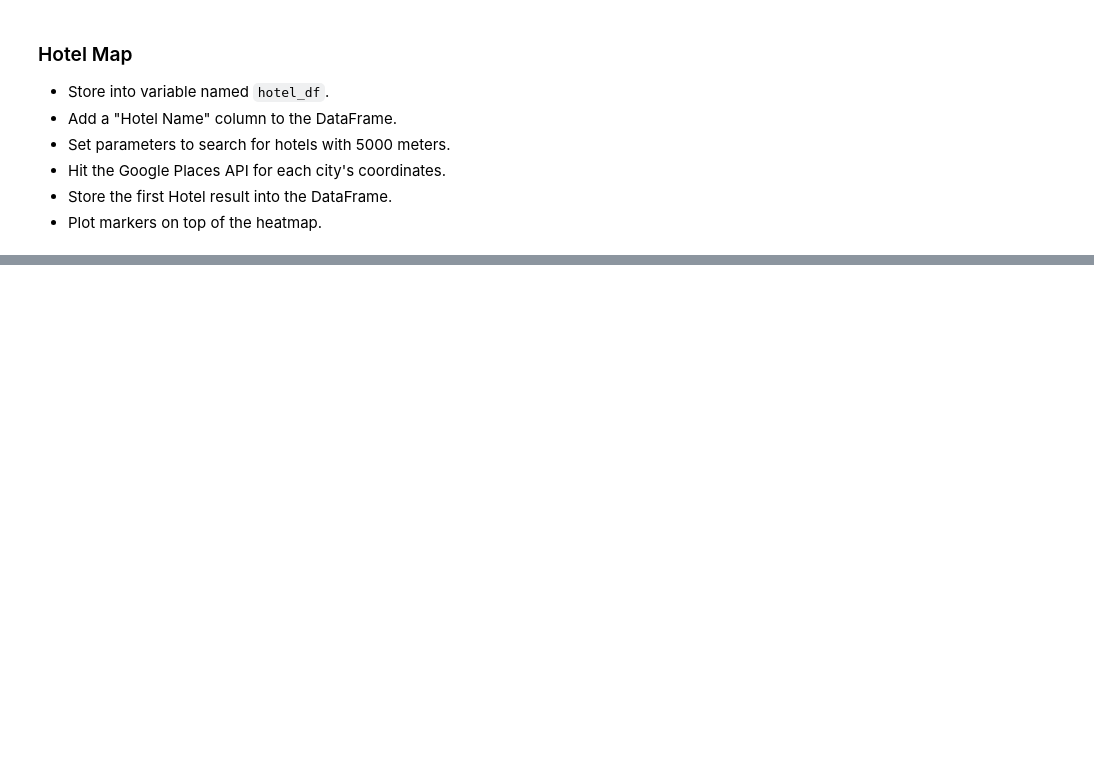
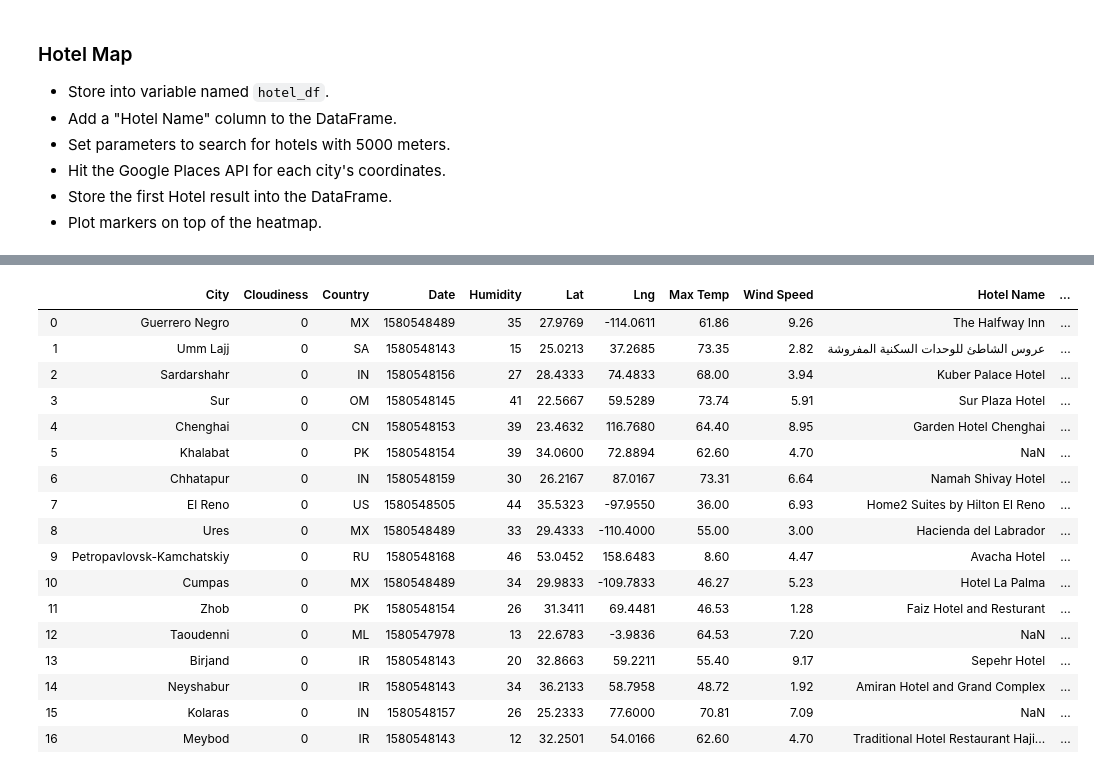
Before and after one commit to joanasean/python-api-challenge, a Jupyter notebook: python_api_challenge/VacationPy.ipynb, the cells around one changed output, grey strips where cells are left out. Cells and saved outputs as stored; diff of their text form; code cells hidden in the pictures; blank space fills up the shorter version.

```diff
--- a/python_api_challenge/VacationPy.ipynb
+++ b/python_api_challenge/VacationPy.ipynb
@@ -91,6 +91,5 @@ fit_citiesdf
 * Plot markers on top of the heatmap.
 # %%
 hotel_df = fit_citiesdf
-hotel_df['Hotel Name'] = ''
 hotel_df
 # %% [output]
@@ -120,0 +114,4 @@ citylistcoord = # to be updated
+# %%
+hotel_df['Lat_Lng'] = hotel_df["Lat"].apply(str) + str(", ") + hotel_df["Lng"].apply(str)
+coordinates = hotel_df['Lat_Lng'].apply(str)
+coordinates
@@ -120,0 +137,32 @@ citylistcoord = # to be updated
+# %%
+
+
+# find the closest lodging of each type to coordinates
+
+hotels = []
+base_url = "https://maps.googleapis.com/maps/api/place/nearbysearch/json"
+
+
+for coord in coordinates:
+    params = {
+    "location": str(coord),
+    "keyword" : "hotel",
+    "radius": 5000,
+    "type": "lodging",
+    "key": g_key,
+}
+
+    response = requests.get(base_url, params=params).json()
+
+    try:
+        hotelsel = response['results'][0]['name']
+
+        print(f"Closest lodging to {coord} is {hotelsel}.")
+
+        hotels.append(hotelsel)
+
+    except (IndexError):
+        hotels.append('NaN')
+        print("Missing field/result... skipping.")
+
+hotels
@@ -121,3 +204,25 @@ citylistcoord = # to be updated
+# %%
+hotel_df.insert(9,'Hotel Name',hotels)
+hotel_df
+# %% [output]
+|  | City | Cloudiness | Country | Date | Humidity | Lat | Lng | Max Temp | Wind Speed | Hotel Name | ... |
+| 0 | Guerrero Negro | 0 | MX | 1580548489 | 35 | 27.9769 | -114.0611 | 61.86 | 9.26 | The Halfway Inn | ... |
+| 1 | Umm Lajj | 0 | SA | 1580548143 | 15 | 25.0213 | 37.2685 | 73.35 | 2.82 | عروس الشاطئ للوحدات السكنية المفروشة | ... |
+| 2 | Sardarshahr | 0 | IN | 1580548156 | 27 | 28.4333 | 74.4833 | 68.00 | 3.94 | Kuber Palace Hotel | ... |
+| 3 | Sur | 0 | OM | 1580548145 | 41 | 22.5667 | 59.5289 | 73.74 | 5.91 | Sur Plaza Hotel | ... |
+| 4 | Chenghai | 0 | CN | 1580548153 | 39 | 23.4632 | 116.7680 | 64.40 | 8.95 | Garden Hotel Chenghai | ... |
+| 5 | Khalabat | 0 | PK | 1580548154 | 39 | 34.0600 | 72.8894 | 62.60 | 4.70 | NaN | ... |
+| 6 | Chhatapur | 0 | IN | 1580548159 | 30 | 26.2167 | 87.0167 | 73.31 | 6.64 | Namah Shivay Hotel | ... |
+| 7 | El Reno | 0 | US | 1580548505 | 44 | 35.5323 | -97.9550 | 36.00 | 6.93 | Home2 Suites by Hilton El Reno | ... |
+| 8 | Ures | 0 | MX | 1580548489 | 33 | 29.4333 | -110.4000 | 55.00 | 3.00 | Hacienda del Labrador | ... |
+| 9 | Petropavlovsk-Kamchatskiy | 0 | RU | 1580548168 | 46 | 53.0452 | 158.6483 | 8.60 | 4.47 | Avacha Hotel | ... |
+| 10 | Cumpas | 0 | MX | 1580548489 | 34 | 29.9833 | -109.7833 | 46.27 | 5.23 | Hotel La Palma | ... |
+| 11 | Zhob | 0 | PK | 1580548154 | 26 | 31.3411 | 69.4481 | 46.53 | 1.28 | Faiz Hotel and Resturant | ... |
+| 12 | Taoudenni | 0 | ML | 1580547978 | 13 | 22.6783 | -3.9836 | 64.53 | 7.20 | NaN | ... |
+| 13 | Birjand | 0 | IR | 1580548143 | 20 | 32.8663 | 59.2211 | 55.40 | 9.17 | Sepehr Hotel | ... |
+| 14 | Neyshabur | 0 | IR | 1580548143 | 34 | 36.2133 | 58.7958 | 48.72 | 1.92 | Amiran Hotel and Grand Complex | ... |
+| 15 | Kolaras | 0 | IN | 1580548157 | 26 | 25.2333 | 77.6000 | 70.81 | 7.09 | NaN | ... |
+| 16 | Meybod | 0 | IR | 1580548143 | 12 | 32.2501 | 54.0166 | 62.60 | 4.70 | Traditional Hotel Restaurant Haji... | ... |
 # %%
 # NOTE: Do not change any of the code in this cell
 
```
Also changed, not shown: parts of 6 cells of this notebook.
